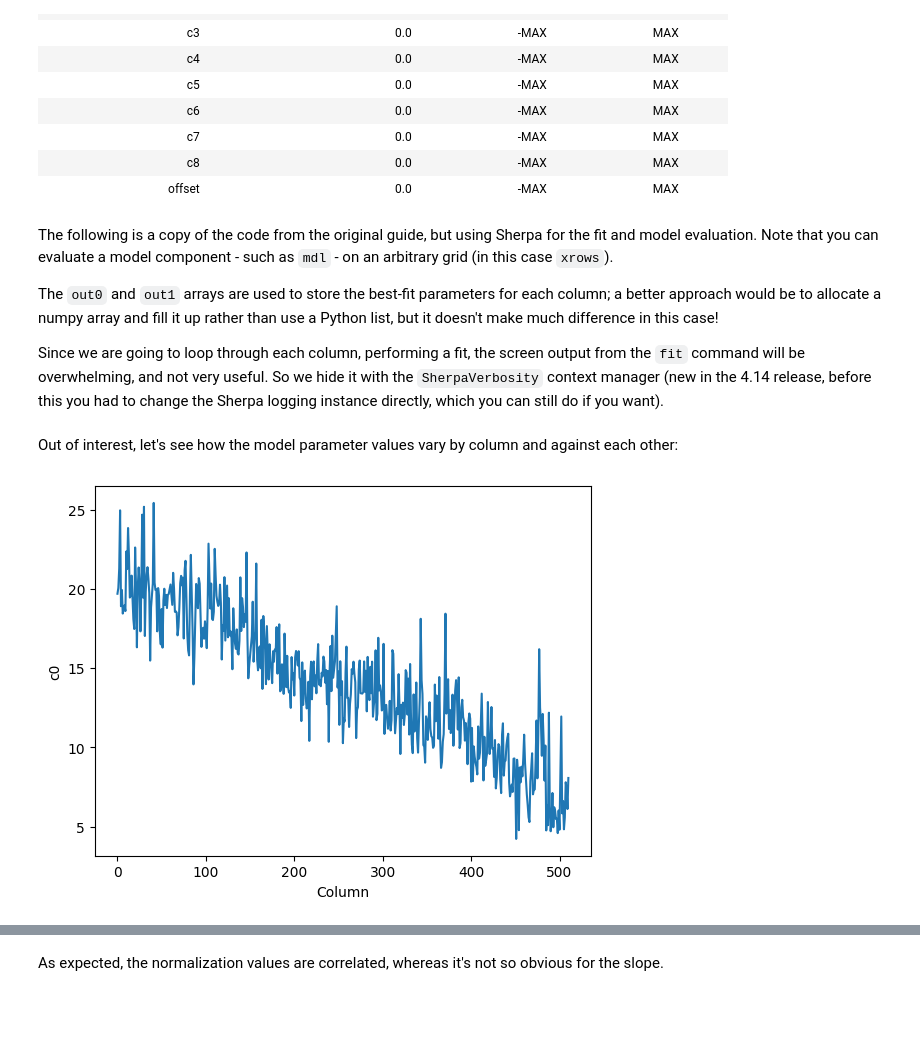
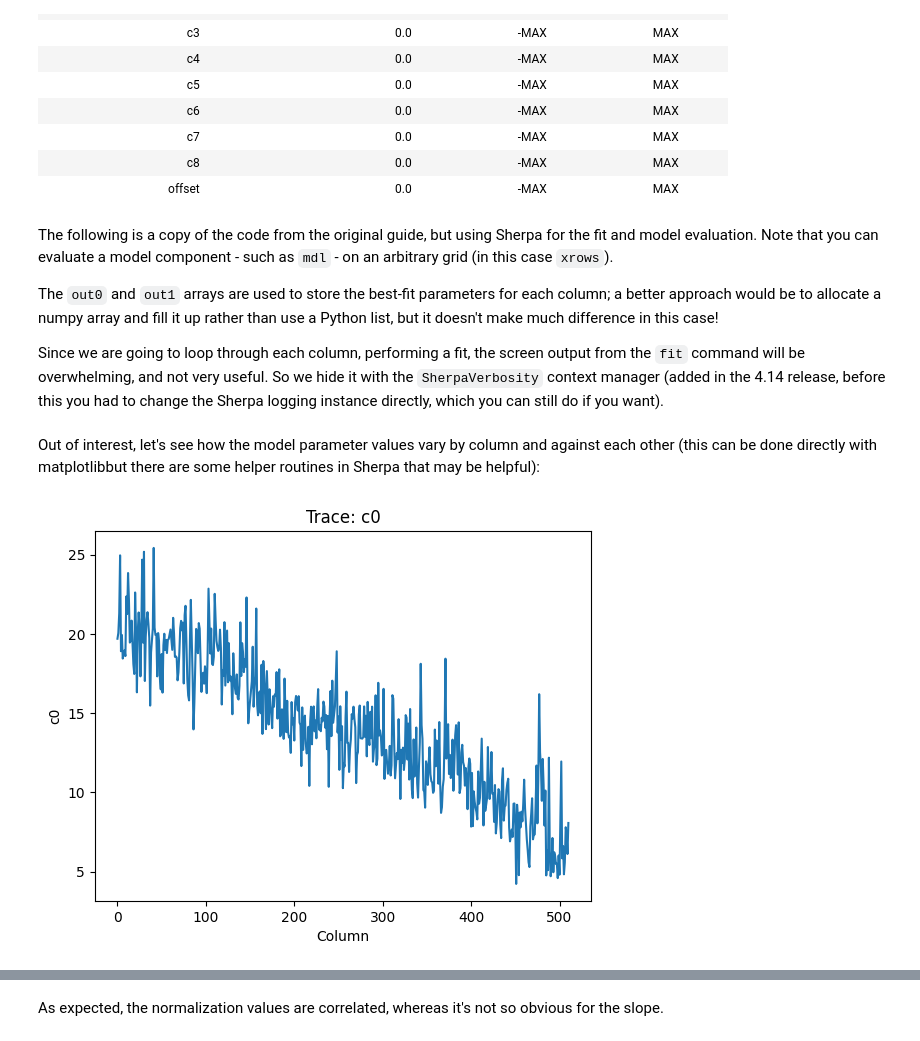
Before and after one commit to DougBurke/sherpa-standalone-notebooks, a Jupyter notebook: 2 simple sherpa fit.ipynb, the cells around one changed output, grey strips where cells are left out. Drawn from its saved outputs; the diff is of its cells as text; code cells hidden in the pictures; blank space fills up the shorter version.

Commit message:
Re-ran with 4.17.0 test release

```diff
--- a/2 simple sherpa fit.ipynb
+++ b/2 simple sherpa fit.ipynb
@@ -139,7 +139,9 @@ Cosmic rays are removed using a simple median-filter approach:
 import scipy.signal
 import numpy as np
 
-img_sm = scipy.signal.medfilt(img, 5)
+# NOTE: this has been changed from scipy.signal.medfilt as that now complains about
+# being sent a floating-point array. Yay progress.
+img_sm = scipy.signal.medfilt2d(img, 5)
 sigma = np.median(err)
 bad = np.abs(img - img_sm) / sigma > 8.0
 img_cr = img.copy()
@@ -301,7 +303,7 @@ rather than use a Python list, but it doesn't make much difference in this case!
 
 Since we are going to loop through each column, performing a fit, the screen
 output from the `fit` command will be overwhelming, and not very useful.
-So we hide it with the `SherpaVerbosity` context manager (new in the 4.14 release,
+So we hide it with the `SherpaVerbosity` context manager (added in the 4.14 release,
 before this you had to change the Sherpa logging instance directly, which you can
 still do if you want).
 # %%
@@ -324,11 +326,10 @@ for col in np.arange(img_cr.shape[1]):            # Iterate over columns
     out1.append(mdl.c1.val)
     bkg[:, col] = mdl(xrows)                      # Evaluate the model for all rows
 # %% [markdown]
-Out of interest, let's see how the model parameter values vary by column and against each other:
+Out of interest, let's see how the model parameter values vary by column and against each other (this can be done directly with matplotlibbut there are some helper routines in Sherpa that may be helpful):
 # %%
-plt.plot(out0)
-plt.xlabel('Column')
-plt.ylabel('c0');
+ui.plot_trace(out0, name="c0")
+plt.xlabel("Column");
 # %% [output]
-[figure, old version]
+[figure, new version]
 # %%
```
Also changed, not shown: parts of 10 cells of this notebook, 10 other files.
